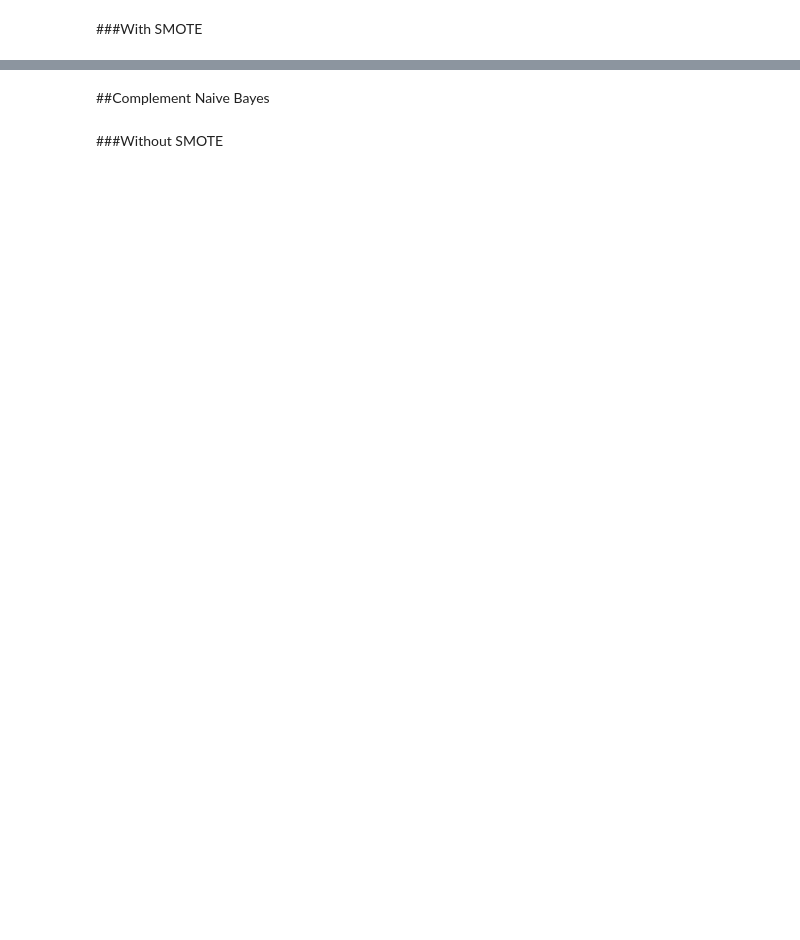
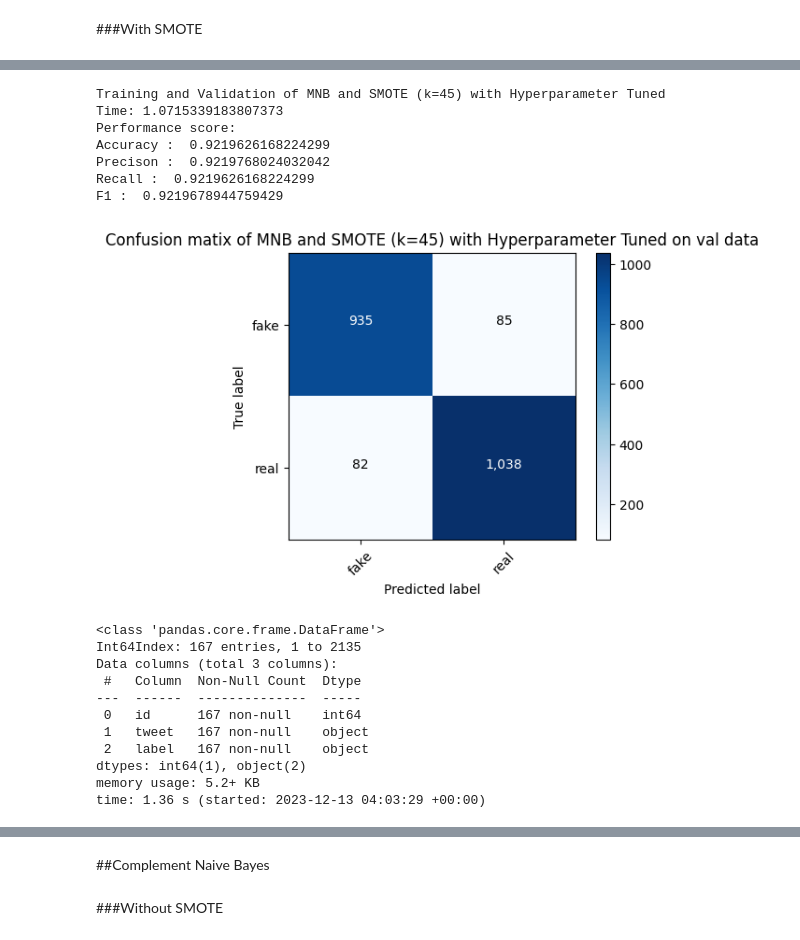
Before and after one commit to hasandwicahyono/covid19_fake_news, a Jupyter notebook: Cov19_Fake_News.ipynb, the cells around one changed output, grey strips where cells are left out. Cells and saved outputs as stored; diff of their text form; code cells hidden in the pictures; blank space fills up the shorter version.

```diff
--- a/Cov19_Fake_News.ipynb
+++ b/Cov19_Fake_News.ipynb
@@ -873,0 +1125,10 @@ time: 2h 50min 26s (started: 2023-12-07 01:08:04 +00:00)
+# %%
+#minor variations in final results due to randomness
+pipeline = Pipeline([
+    ('bow', CountVectorizer()),
+    ('tfidf', TfidfTransformer()),
+    ('sampling', SMOTE(random_state=RANDOM_STATE,
+                       k_neighbors=45,
+                       sampling_strategy='minority')),
+    ('mnb', MultinomialNB(alpha=0.1))
+])
@@ -876,14 +1138,0 @@ time: 2h 50min 26s (started: 2023-12-07 01:08:04 +00:00)
-# %%
-#minor variations in final results due to randomness
-pipeline = Pipeline([
-    ('bow', CountVectorizer()),
-    ('tfidf', TfidfTransformer()),
-    ('sampling', SMOTE(random_state=RANDOM_STATE,
-                       k_neighbors=79)),
-                       #sampling_strategy='minority')),
-    ('mnb', MultinomialNB(alpha=0.1))
-])
-
-train_val_baseline(pipeline, 'MNB_SMOTE_Hyperparameter_Tuned')
-print('\n\n')
-test_baseline(pipeline, 'MNB_SMOTE_Hyperparameter_Tuned')
@@ -929,0 +1139,22 @@ time: 10.1 s (started: 2023-12-07 06:42:30 +00:00)
+# %%
+train_val_baseline(pipeline, 'MNB and SMOTE (k=45) with Hyperparameter Tuned')
+# %% [output]
+Training and Validation of MNB and SMOTE (k=45) with Hyperparameter Tuned
+Time: 1.0715339183807373
+Performance score:
+Accuracy :  0.9219626168224299
+Precison :  0.9219768024032042
+Recall :  0.9219626168224299
+F1 :  0.9219678944759429
+[figure, added]
+<class 'pandas.core.frame.DataFrame'>
+Int64Index: 167 entries, 1 to 2135
+Data columns (total 3 columns):
+ #   Column  Non-Null Count  Dtype
+---  ------  --------------  -----
+ 0   id      167 non-null    int64
+ 1   tweet   167 non-null    object
+ 2   label   167 non-null    object
+dtypes: int64(1), object(2)
+memory usage: 5.2+ KB
+time: 1.36 s (started: 2023-12-13 04:03:29 +00:00)
```
Also changed, not shown: parts of 171 cells of this notebook, 1 other file.
